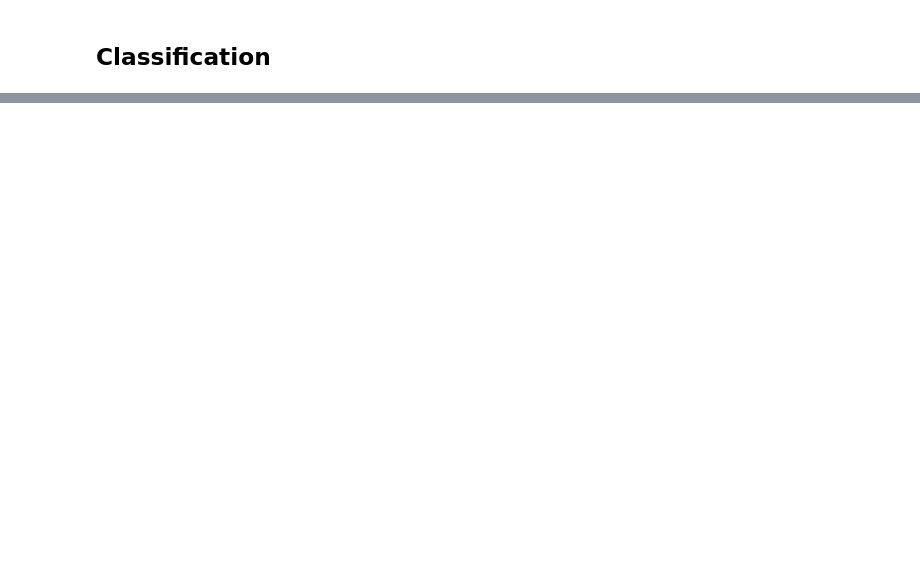
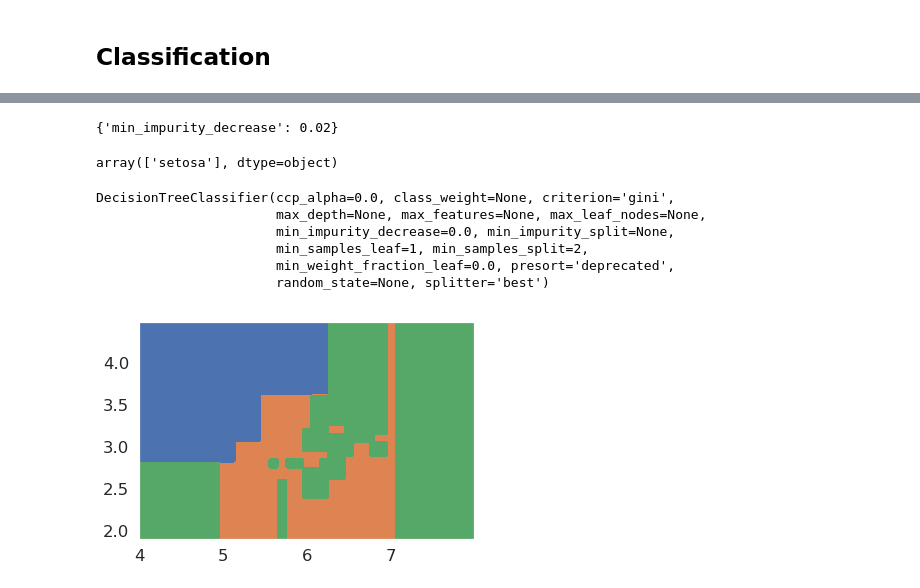
Before and after one commit to joshHug/youdao_ai, a Jupyter notebook: lec7/lec7-decision-trees.ipynb, the cells around one changed output, grey strips where cells are left out. Drawn from its saved outputs; the diff is of its cells as text; code cells hidden in the pictures; blank space fills up the shorter version.

```diff
--- a/lec7/lec7-decision-trees.ipynb
+++ b/lec7/lec7-decision-trees.ipynb
@@ -442,0 +229,33 @@ accuracy_score(test_iris_data["species"], cv_model_test_predictions)
+# %%
+cv_model_finder.best_params_
+# %% [output]
+{'min_impurity_decrease': 0.02}
+# %%
+mindwg_decision_tree_with_best_params = cv_model_finder.best_estimator_
+mindwg_decision_tree_with_best_params.predict([[4, 3.2]])
+# %% [output]
+array(['setosa'], dtype=object)
+# %%
+sepal_tree_no_controls
+# %% [output]
+DecisionTreeClassifier(ccp_alpha=0.0, class_weight=None, criterion='gini',
+                       max_depth=None, max_features=None, max_leaf_nodes=None,
+                       min_impurity_decrease=0.0, min_impurity_split=None,
+                       min_samples_leaf=1, min_samples_split=2,
+                       min_weight_fraction_leaf=0.0, presort='deprecated',
+                       random_state=None, splitter='best')
+# %%
+from matplotlib.colors import ListedColormap
+sns_cmap = ListedColormap(np.array(sns.color_palette())[0:3, :])
+
+xx, yy = np.meshgrid(np.arange(4, 8, 0.02),
+                     np.arange(1.9, 4.5, 0.02))
+
+Z_string = sepal_tree_no_controls.predict(np.c_[xx.ravel(), yy.ravel()])
+categories, Z_int = np.unique(Z_string, return_inverse=True)
+Z_int = Z_int
+Z_int = Z_int.reshape(xx.shape)
+cs = plt.contourf(xx, yy, Z_int, cmap=sns_cmap)
+plt.savefig("iris_test_decision_boundaries_sepal_data_no_controls.png", dpi=300, bbox_inches = "tight")
+# %% [output]
+[figure, added]
```
Also changed, not shown: parts of 110 cells of this notebook.
